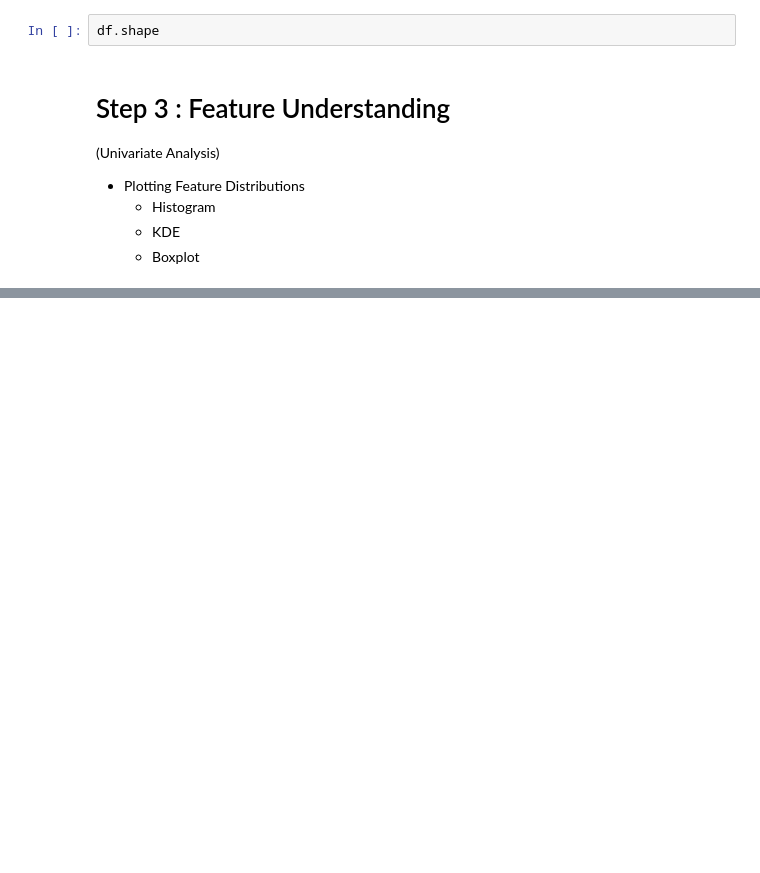
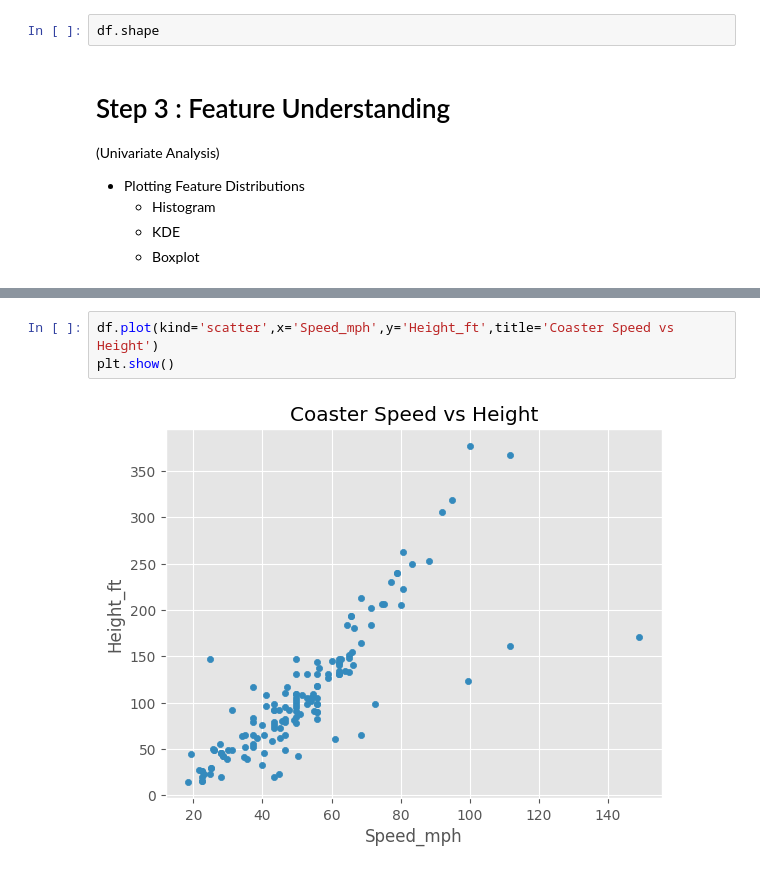
Before and after one commit to amrith-r-naik/MIT-Internship, a Jupyter notebook: EDA.ipynb, the cells around one changed output, grey strips where cells are left out. Saved outputs shown, nothing was run; the diff lists cells and outputs as text; blank space fills up the shorter version.

```diff
--- a/EDA.ipynb
+++ b/EDA.ipynb
@@ -121,0 +119,5 @@ Text(0.5, 0, 'Speed (mph)')
+# %%
+df.plot(kind='scatter',x='Speed_mph',y='Height_ft',title='Coaster Speed vs Height')
+plt.show()
+# %% [output]
+[figure, added]
```
Also changed, not shown: parts of 8 cells of this notebook.
